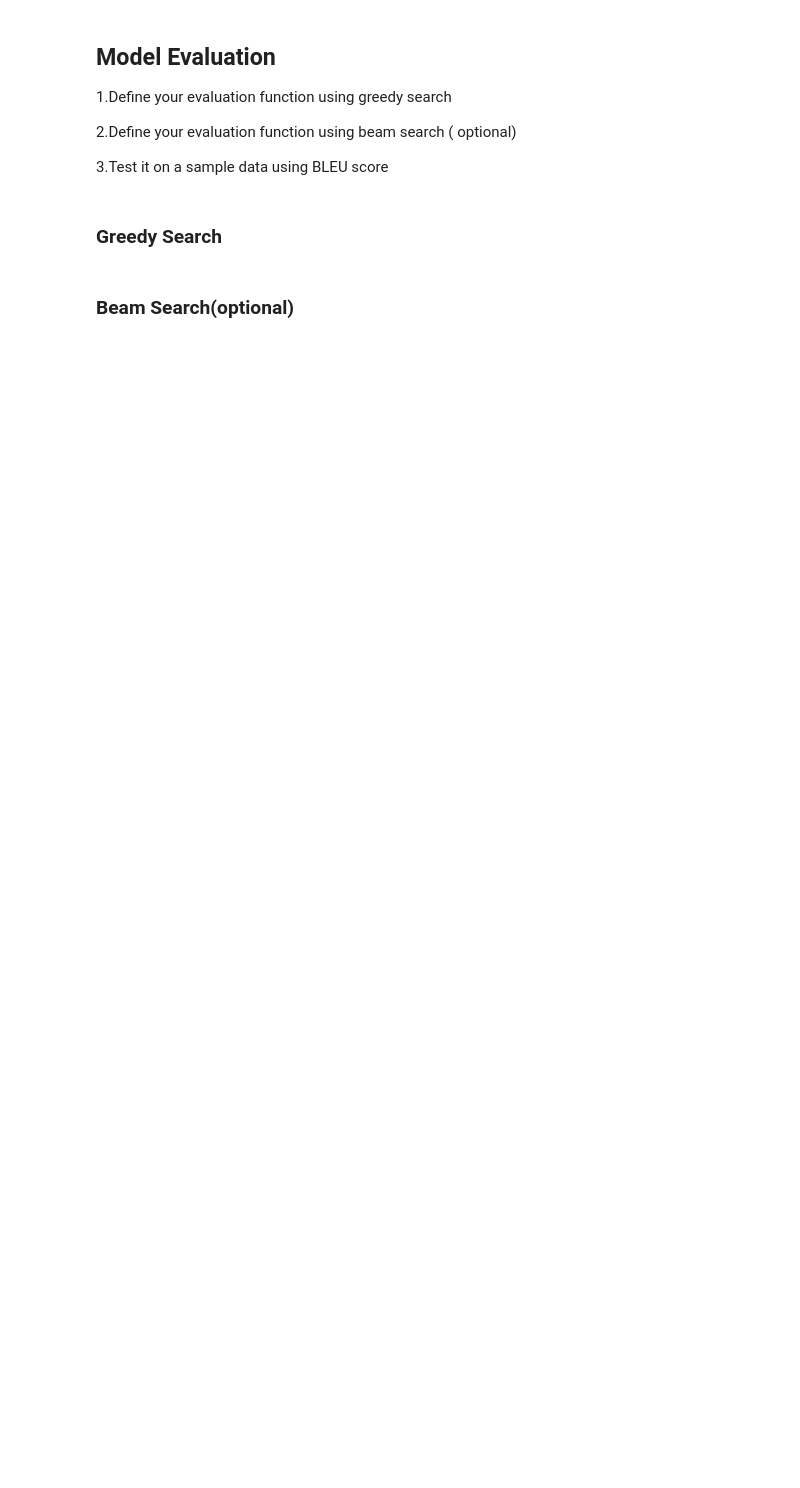
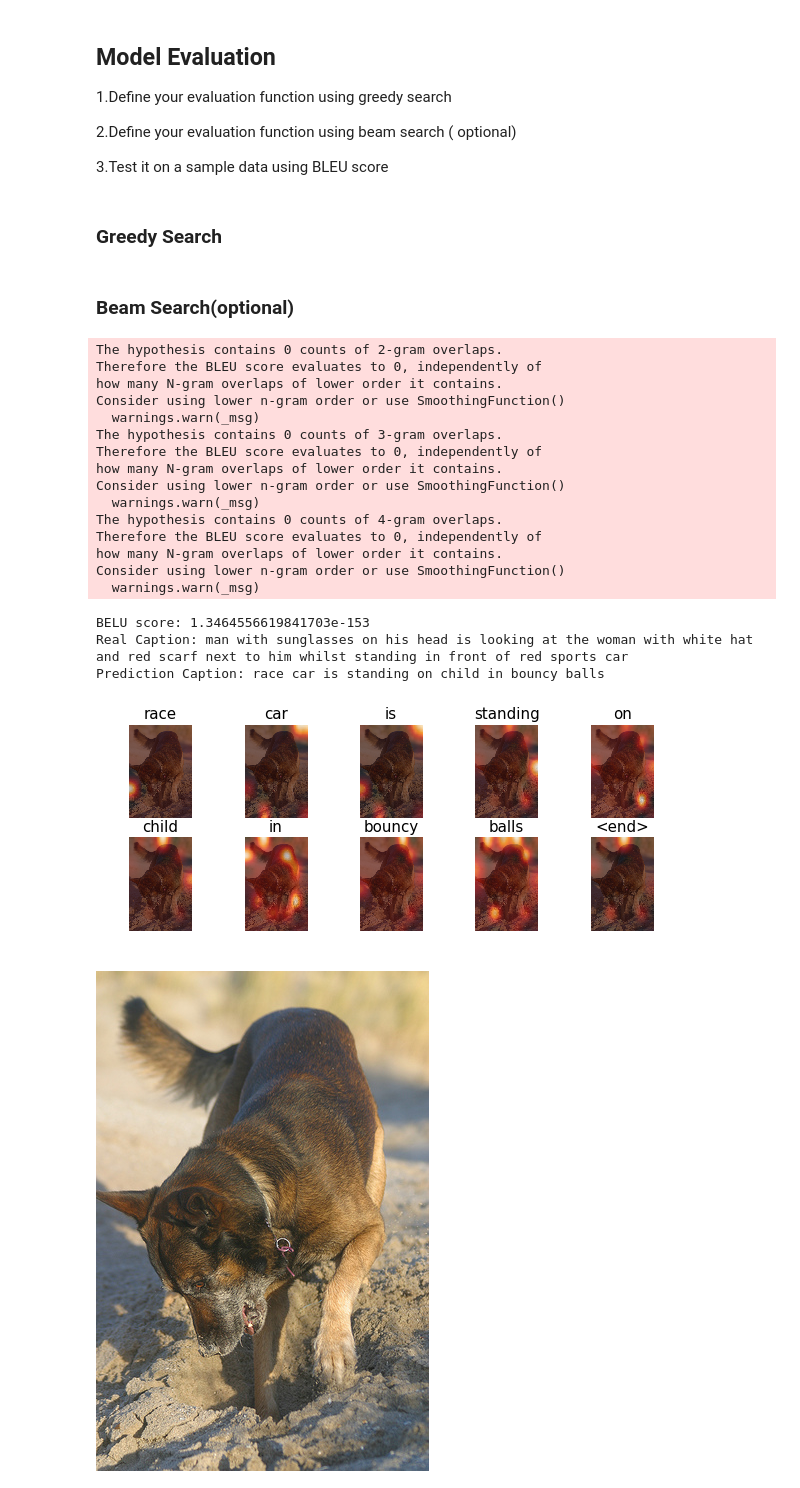
Before and after one commit to acamit/DataScience, a Jupyter notebook: Projects/EyeForBlind/Eye+for+blind+Starter+code-Copy1.ipynb, the cells around one changed output. Cells and saved outputs as stored; diff of their text form; code cells hidden in the pictures; blank space fills up the shorter version.

```diff
--- a/Projects/EyeForBlind/Eye+for+blind+Starter+code-Copy1.ipynb
+++ b/Projects/EyeForBlind/Eye+for+blind+Starter+code-Copy1.ipynb
@@ -388,15 +385,15 @@ Downloading data from https://storage.googleapis.com/tensorflow/keras-applicatio
 image_vector = sorted(set(all_img_vector))
 image_dataset = tf.data.Dataset.from_tensor_slices(image_vector)
 image_dataset = image_dataset.map(process_path, num_parallel_calls=tf.data.experimental.AUTOTUNE).batch(batch_size)
-# for img, path in image_dataset:
-#     batch_features = image_features_extract_model(img)
-#     batch_features = tf.reshape(batch_features,
-#                               (batch_features.shape[0], -1, batch_features.shape[3]))
+for img, path in image_dataset:
+    batch_features = image_features_extract_model(img)
+    batch_features = tf.reshape(batch_features,
+                              (batch_features.shape[0], -1, batch_features.shape[3]))
 
-#     # we save the features to disk.
-#     for bf, p in zip(batch_features, path):
-#         path_of_feature = p.numpy().decode("utf-8")
-#         np.save(path_of_feature, bf.numpy())
+    # we save the features to disk.
+    for bf, p in zip(batch_features, path):
+        path_of_feature = p.numpy().decode("utf-8")
+        np.save(path_of_feature, bf.numpy())
 # %% [markdown]
 ## Create the train & test data
 1.Combine both images & captions to create the train & test dataset using tf.data.Dataset API. Create the train-test spliit using 80-20 ratio & random state = 42
@@ -752,7 +774,7 @@ def evaluate(image):
     result = []
 
     for i in range(MaxLength):
-        predictions, hidden, attention_weights = decoder(dec_input, feature, hidden)# get the output from decoder
+        predictions, hidden, attention_weights = decoder(dec_input, features, hidden)# get the output from decoder
 
         attention_plot[i] = tf.reshape(attention_weights, (-1, )).numpy()
 
@@ -795,12 +817,12 @@ def beam_evaluate(image, beam_index =7):
 def plot_attmap(caption, weights, image):
 
     fig = plt.figure(figsize=(10, 10))
-    temp_img = np.array(Image.open(image))
+    temp_img = np.array(PIL.Image.open(image))
 
     len_cap = len(caption)
     for cap in range(len_cap):
         weights_img = np.reshape(weights[cap], (8,8))
-        weights_img = np.array(Image.fromarray(weights_img).resize((224, 224), Image.LANCZOS))
+        weights_img = np.array(PIL.Image.fromarray(weights_img).resize((224, 224), PIL.Image.LANCZOS))
 
         ax = fig.add_subplot(len_cap//2, len_cap//2, cap+1)
         ax.set_title(caption[cap], fontsize=15)
@@ -823,32 +845,53 @@ def filt_text(text):
 # %%
 rid = np.random.randint(0, len(val_image_idx))
 test_image = val_image_idx[rid]
 #test_image = './images/413231421_43833a11f5.jpg'
 #real_caption = '<start> black dog is digging in the snow <end>'
 
 real_caption = ' '.join([tokenizer.index_word[i] for i in val_captions[rid] if i not in [0]])
 result, attention_plot,pred_test = evaluate(test_image)
 
 
 real_caption=filt_text(real_caption)
 
 
 pred_caption=' '.join(result).rsplit(' ', 1)[0]
 
 real_appn = []
 real_appn.append(real_caption.split())
 reference = real_appn
 candidate = pred_caption.split()
 
 score = sentence_bleu(reference, candidate, weights=(0.5, 0.5, 0, 0))#set your weights)
 print(f"BELU score: {score*100}")
 
 print ('Real Caption:', real_caption)
 print ('Prediction Caption:', pred_caption)
 plot_attmap(result, attention_plot, test_image)
 
 
-Image.open(test_image)
+PIL.Image.open(test_image)
+# %% [output]
+The hypothesis contains 0 counts of 2-gram overlaps.
+Therefore the BLEU score evaluates to 0, independently of
+how many N-gram overlaps of lower order it contains.
+Consider using lower n-gram order or use SmoothingFunction()
+  warnings.warn(_msg)
+The hypothesis contains 0 counts of 3-gram overlaps.
+Therefore the BLEU score evaluates to 0, independently of
+how many N-gram overlaps of lower order it contains.
+Consider using lower n-gram order or use SmoothingFunction()
+  warnings.warn(_msg)
+The hypothesis contains 0 counts of 4-gram overlaps.
+Therefore the BLEU score evaluates to 0, independently of
+how many N-gram overlaps of lower order it contains.
+Consider using lower n-gram order or use SmoothingFunction()
+  warnings.warn(_msg)
+BELU score: 1.3464556619841703e-153
+Real Caption: man with sunglasses on his head is looking at the woman with white hat and red scarf next to him whilst standing in front of red sports car
+Prediction Caption: race car is standing on child in bouncy balls
+[figure, added]
+[figure, added]
 # %%
 captions=beam_evaluate(test_image)
 print(captions)
```
Also changed, not shown: parts of 12 cells of this notebook.
